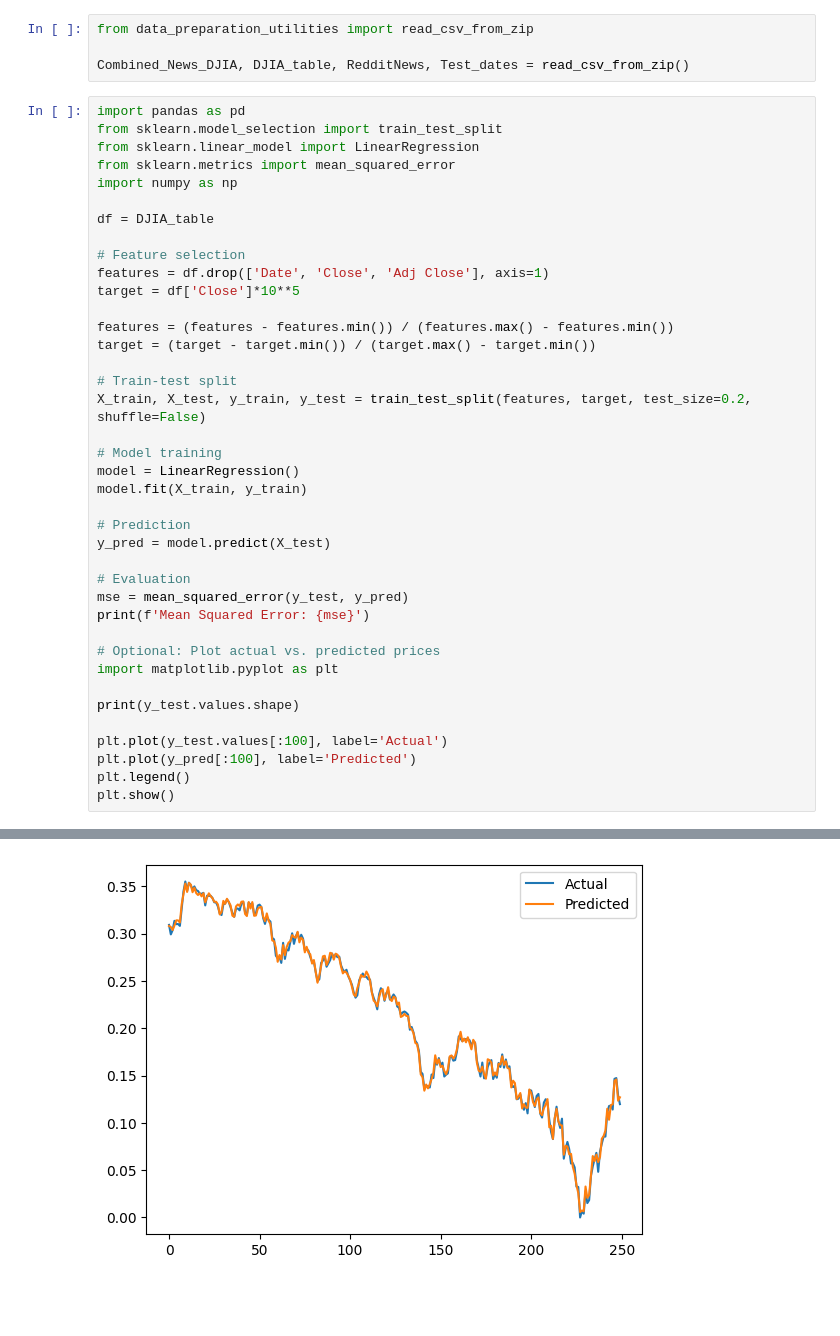
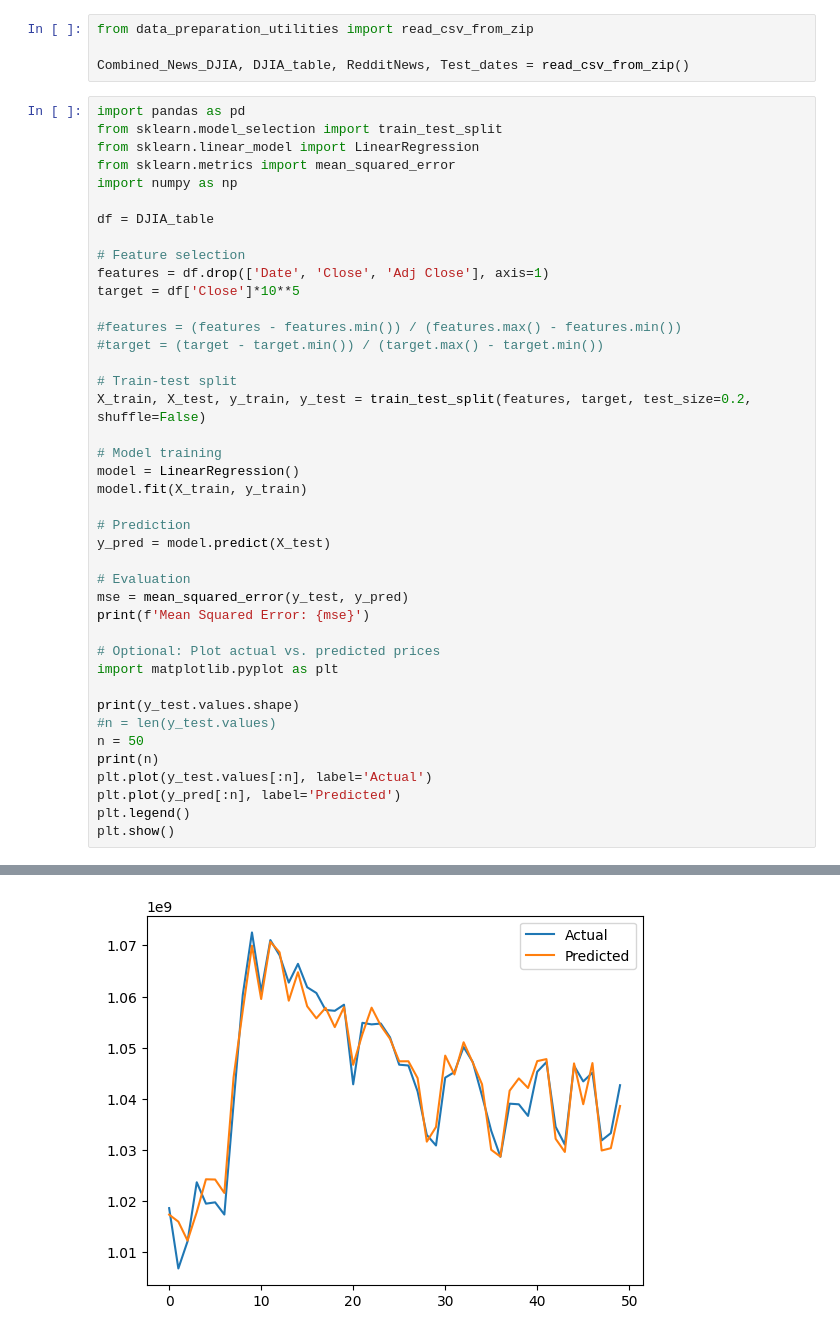
Before and after one commit to filippogiovagnini/stock_market_prediction_sentimental_analysis, a Jupyter notebook: dummy_attempt.ipynb, the cells around one changed output, grey strips where cells are left out. Cells and saved outputs as stored; diff of their text form; blank space fills up the shorter version.

```diff
--- a/dummy_attempt.ipynb
+++ b/dummy_attempt.ipynb
@@ -17,8 +17,8 @@ df = DJIA_table
 features = df.drop(['Date', 'Close', 'Adj Close'], axis=1)
 target = df['Close']*10**5
 
-features = (features - features.min()) / (features.max() - features.min())
-target = (target - target.min()) / (target.max() - target.min())
+#features = (features - features.min()) / (features.max() - features.min())
+#target = (target - target.min()) / (target.max() - target.min())
 
 # Train-test split
 X_train, X_test, y_train, y_test = train_test_split(features, target, test_size=0.2, shuffle=False)
@@ -38,9 +38,11 @@ print(f'Mean Squared Error: {mse}')
 import matplotlib.pyplot as plt
 
 print(y_test.values.shape)
-
-plt.plot(y_test.values[:100], label='Actual')
-plt.plot(y_pred[:100], label='Predicted')
+#n = len(y_test.values)
+n = 50
+print(n)
+plt.plot(y_test.values[:n], label='Actual')
+plt.plot(y_pred[:n], label='Predicted')
 plt.legend()
 plt.show()
 # %% [output]
@@ -49 +52 @@ Mean Squared Error: 3.7996656607117446e-05
-[figure, old version]
+[figure, new version]
```
Also changed, not shown: parts of 2 cells of this notebook.
